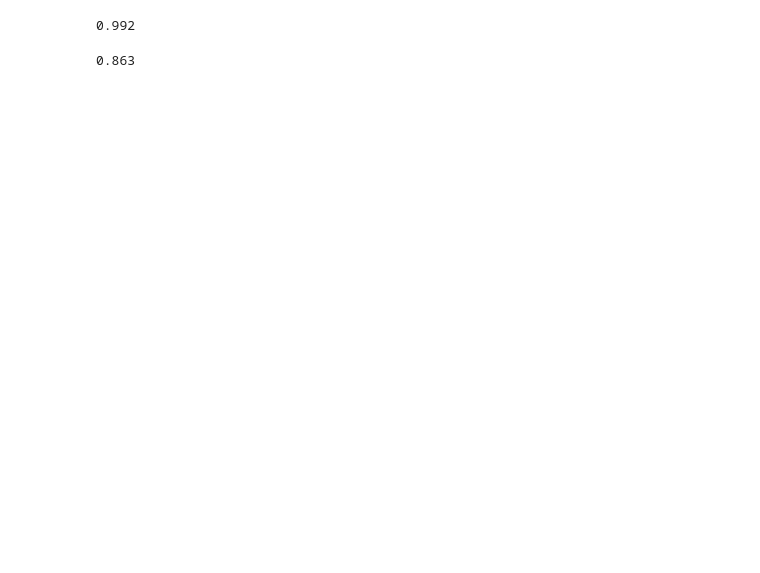
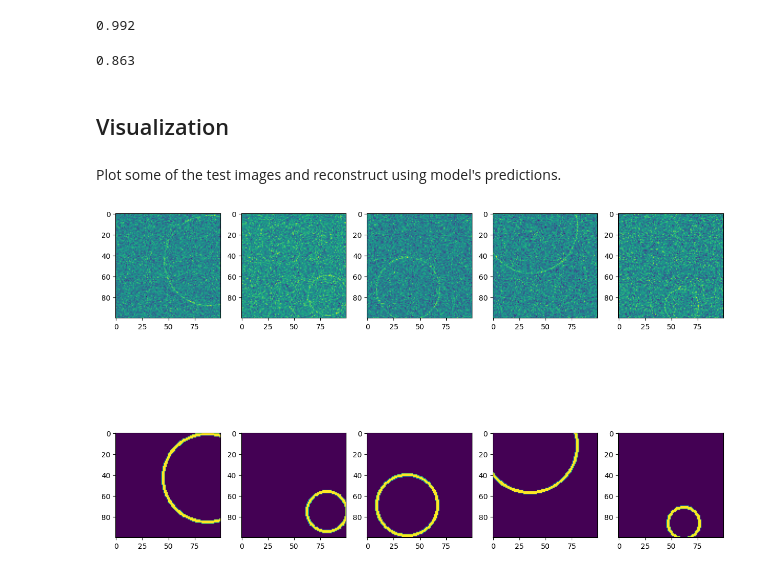
Before and after one commit to TapasKumarDutta1/circle_detection, a Jupyter notebook: demo.ipynb, the cells around one changed output. Drawn from its saved outputs; the diff is of its cells as text; code cells hidden in the pictures; blank space fills up the shorter version.

```diff
--- a/demo.ipynb
+++ b/demo.ipynb
@@ -179,3 +209,20 @@ for i in range(50,95,5):
 np.mean(ls)
 # %% [output]
 0.863
+# %% [markdown]
+## Visualization
+# %% [markdown]
+Plot some of the test images and reconstruct using model's predictions.
+# %%
+for images in dataloaders['test']:
+  break
+fig,ax = plt.subplots(2,5, figsize=(15,10))
+for i in range(5):
+    ax[0][i].imshow(images[0][i,0])
+    x,y,r=pred[i].detach().cpu().numpy()*[100,100,49]
+    x,y,r=int(x),int(y),int(r)
+    img=np.zeros((100,100))
+    cv2.circle(img, (int(x), int(y)), int(r), (255,0,0), 2)
+    ax[1][i].imshow(img)
+# %% [output]
+[figure, added]
```
Also changed, not shown: parts of 13 cells of this notebook.
